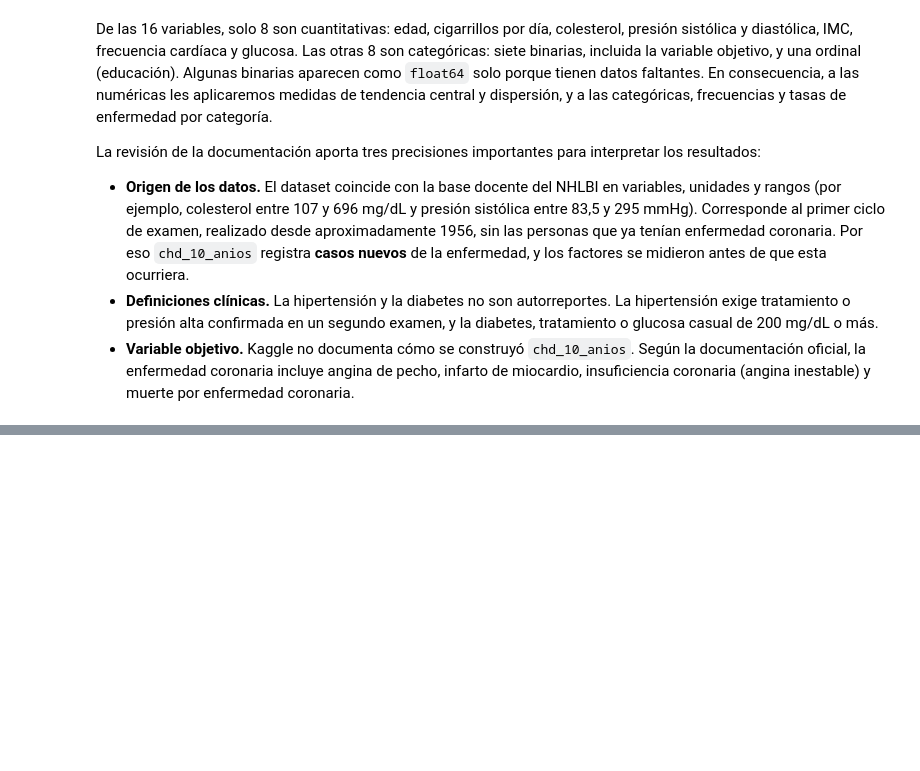
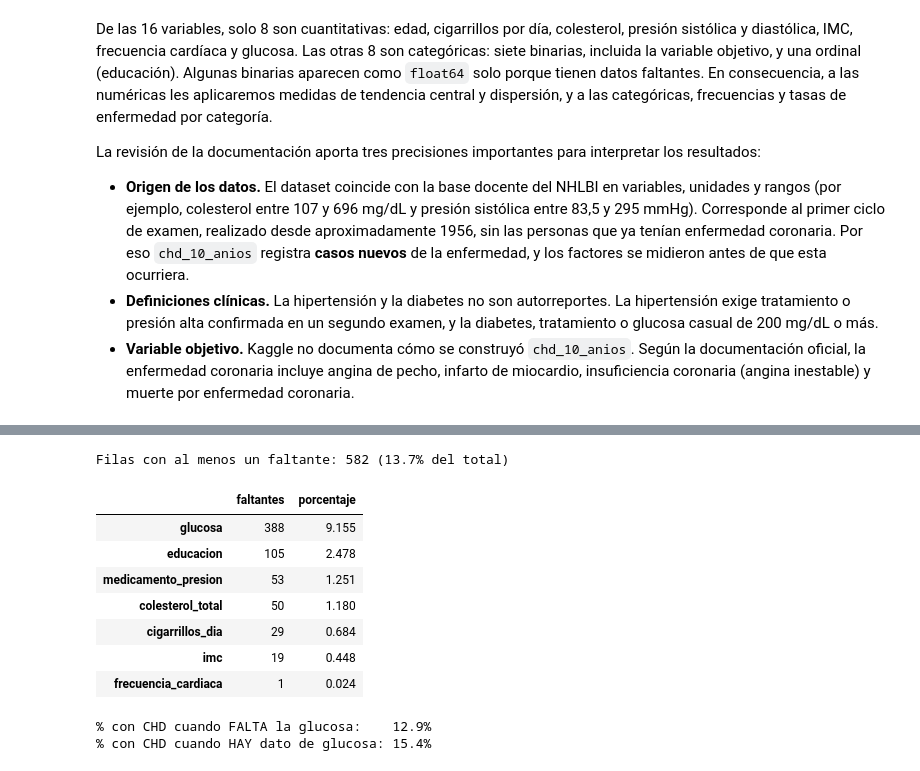
Before and after one commit to christopherulloarojas/grupo1-framingham-mcdi501, a Jupyter notebook: Sumativa1_Framingham_Codigo.ipynb, the cells around one changed output, grey strips where cells are left out. Drawn from its saved outputs; the diff is of its cells as text; code cells hidden in the pictures; blank space fills up the shorter version.

```diff
--- a/Sumativa1_Framingham_Codigo.ipynb
+++ b/Sumativa1_Framingham_Codigo.ipynb
@@ -277,0 +284,28 @@ La revisión de la documentación aporta tres precisiones importantes para inter
+# %%
+tabla_faltantes = pd.DataFrame({
+    "faltantes": datos.isna().sum(),
+    "porcentaje": datos.isna().mean() * 100,
+}).query("faltantes > 0").sort_values("faltantes", ascending=False)
+
+filas_incompletas = datos.isna().any(axis=1).sum()
+print(f"Filas con al menos un faltante: {filas_incompletas:,} ({filas_incompletas / len(datos):.1%} del total)")
+guardar_tabla(tabla_faltantes, "anexo_faltantes")
+tabla_faltantes
+# %% [output]
+Filas con al menos un faltante: 582 (13.7% del total)
+|  | faltantes | porcentaje |
+| glucosa | 388 | 9.155 |
+| educacion | 105 | 2.478 |
+| medicamento_presion | 53 | 1.251 |
+| colesterol_total | 50 | 1.180 |
+| cigarrillos_dia | 29 | 0.684 |
+| imc | 19 | 0.448 |
+| frecuencia_cardiaca | 1 | 0.024 |
+# %%
+# ¿La falta del dato de glucosa se relaciona con la enfermedad?
+falta_glucosa = datos["glucosa"].isna()
+print(f"% con CHD cuando FALTA la glucosa:    {datos.loc[falta_glucosa, VARIABLE_OBJETIVO].mean():.1%}")
+print(f"% con CHD cuando HAY dato de glucosa: {datos.loc[~falta_glucosa, VARIABLE_OBJETIVO].mean():.1%}")
+# %% [output]
+% con CHD cuando FALTA la glucosa:    12.9%
+% con CHD cuando HAY dato de glucosa: 15.4%
```
Also changed, not shown: parts of 8 cells of this notebook.
